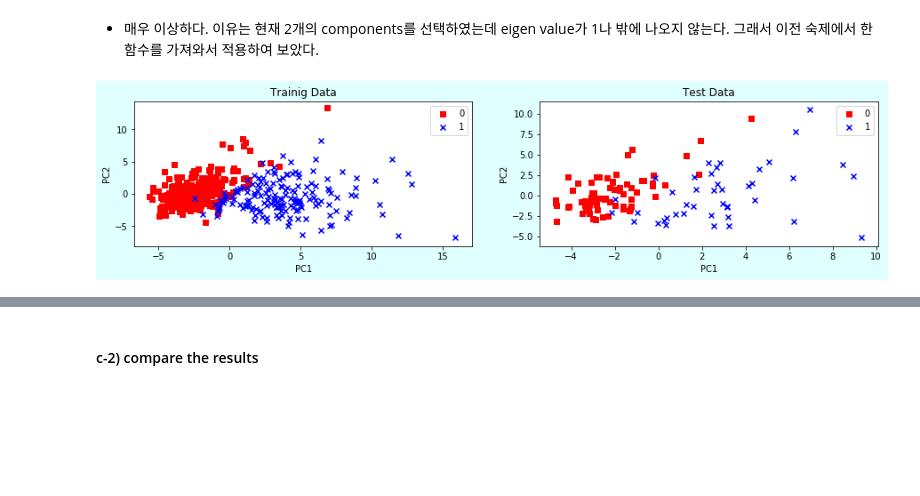
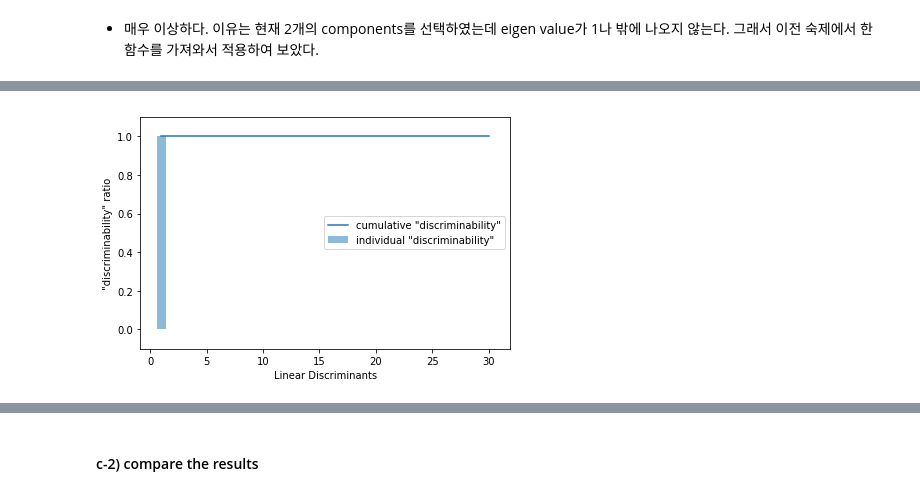
Before and after one commit to happyhyowon/work, a Jupyter notebook: HyowonKim_2019070723_Hw3.ipynb, the cells around one changed output, grey strips where cells are left out. Drawn from its saved outputs; the diff is of its cells as text; code cells hidden in the pictures; blank space fills up the shorter version.

```diff
--- a/HyowonKim_2019070723_Hw3.ipynb
+++ b/HyowonKim_2019070723_Hw3.ipynb
@@ -274,7 +274,74 @@ Text(0.5, 1.0, 'Cumulative Explained Variance vs Dimension')
 [figure]
 # %% [markdown]
 * 매우 이상하다. 이유는 현재 2개의 components를 선택하였는데 eigen value가 1나 밖에 나오지 않는다. 그래서 이전 숙제에서 한 함수를 가져와서 적용하여 보았다.
-# %%
-plot_scatter_2D(X_train_pca, y_train, X_test_pca, y_test, "PC1", "PC2")
-# %% [output]
-[figure, removed]
+# %%
+FEATURE_NUM = 30
+
+# Computing the scatter matrices
+# Calculate the mean vectors for each class:
+np.set_printoptions(precision=4)
+
+mean_vecs = []
+for label in range(0, 1):
+    mean_vecs.append(np.mean(X_train_std[y_train == label], axis=0))
+    print('MV %s: %s' % (label, mean_vecs[label - 1]))
+
+# Compute the within-class scatter matrix
+d = FEATURE_NUM  # number of features
+S_W = np.zeros((d, d))
+for label, mv in zip(range(0, 1), mean_vecs):
+    class_scatter = np.cov(X_train_std[y_train == label].T)
+    S_W += class_scatter
+print('\nScaled within-class scatter matrix: %sx%s' % (S_W.shape[0], S_W.shape[1]))
+
+# Compute the between-class scatter matrix
+mean_overall = np.mean(X_train_std, axis=0)
+S_B = np.zeros((d, d))
+for i, mean_vec in enumerate(mean_vecs):
+    n = X_train[y_train == i + 1, :].shape[0]
+    mean_vec = mean_vec.reshape(d, 1)  # make column vector
+    mean_overall = mean_overall.reshape(d, 1)  # make column vector
+    S_B += n * (mean_vec - mean_overall).dot((mean_vec - mean_overall).T)
+print('Between-class scatter matrix: %sx%s' % (S_B.shape[0], S_B.shape[1]))
+
+# Solve the generalized eigenvalue problem for the matrix
+eigen_vals, eigen_vecs = np.linalg.eig(np.linalg.inv(S_W).dot(S_B))
+
+# Make a list of (eigenvalue, eigenvector) tuples
+eigen_pairs = [(np.abs(eigen_vals[i]), eigen_vecs[:, i]) for i in range(len(eigen_vals))]
+
+# Sort the (eigenvalue, eigenvector) tuples from high to low
+eigen_pairs = sorted(eigen_pairs, key=lambda k: k[0], reverse=True)
+
+# Visually confirm that the list is correctly sorted by decreasing eigenvalues
+print('\n* Eigenvalues in decreasing order:')
+for eigen_val in eigen_pairs:
+    print(eigen_val[0])
+
+tot = sum(eigen_vals.real)
+discr = [(i / tot) for i in sorted(eigen_vals.real, reverse=True)]
+cum_discr = np.cumsum(discr)
+
+# projection matrix
+w = np.hstack((eigen_pairs[0][1][:, np.newaxis].real,
+               eigen_pairs[1][1][:, np.newaxis].real,
+               eigen_pairs[2][1][:, np.newaxis].real,
+               eigen_pairs[3][1][:, np.newaxis].real))
+
+# Projecting samples onto the new feature space (max k = 3)
+nX_train_lda = []
+nX_test_lda = []
+
+for i in range(3): # k=1부터 3까지
+    nX_train_lda.append(X_train_std.dot(w[:,0:i+1]))
+    nX_test_lda.append(X_test_std.dot(w[:,0:i+1]))
+
+plt.bar(range(1, FEATURE_NUM+1), discr, alpha=0.5, align='center', label='individual "discriminability"')
+plt.step(range(1, FEATURE_NUM+1), cum_discr, where='mid', label='cumulative "discriminability"')
+plt.ylabel('"discriminability" ratio')
+plt.xlabel('Linear Discriminants')
+plt.ylim([-0.1, 1.1])
+plt.legend(loc='best')
+plt.tight_layout()
+plt.show()
+# %% [output]
@@ -280,0 +365 @@ plot_scatter_2D(X_train_pca, y_train, X_test_pca, y_test, "PC1", "PC2")
+[figure, added]
```
Also changed, not shown: parts of 8 cells of this notebook.
